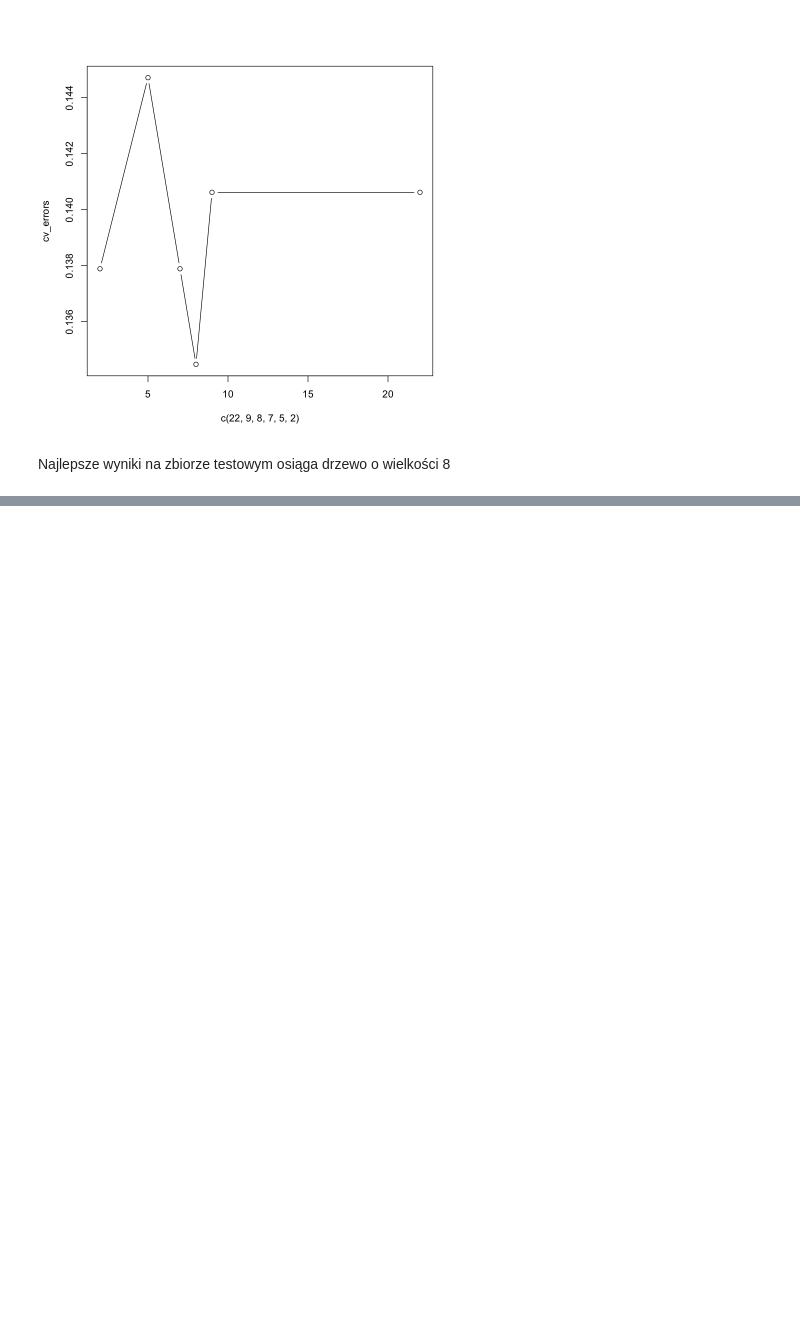
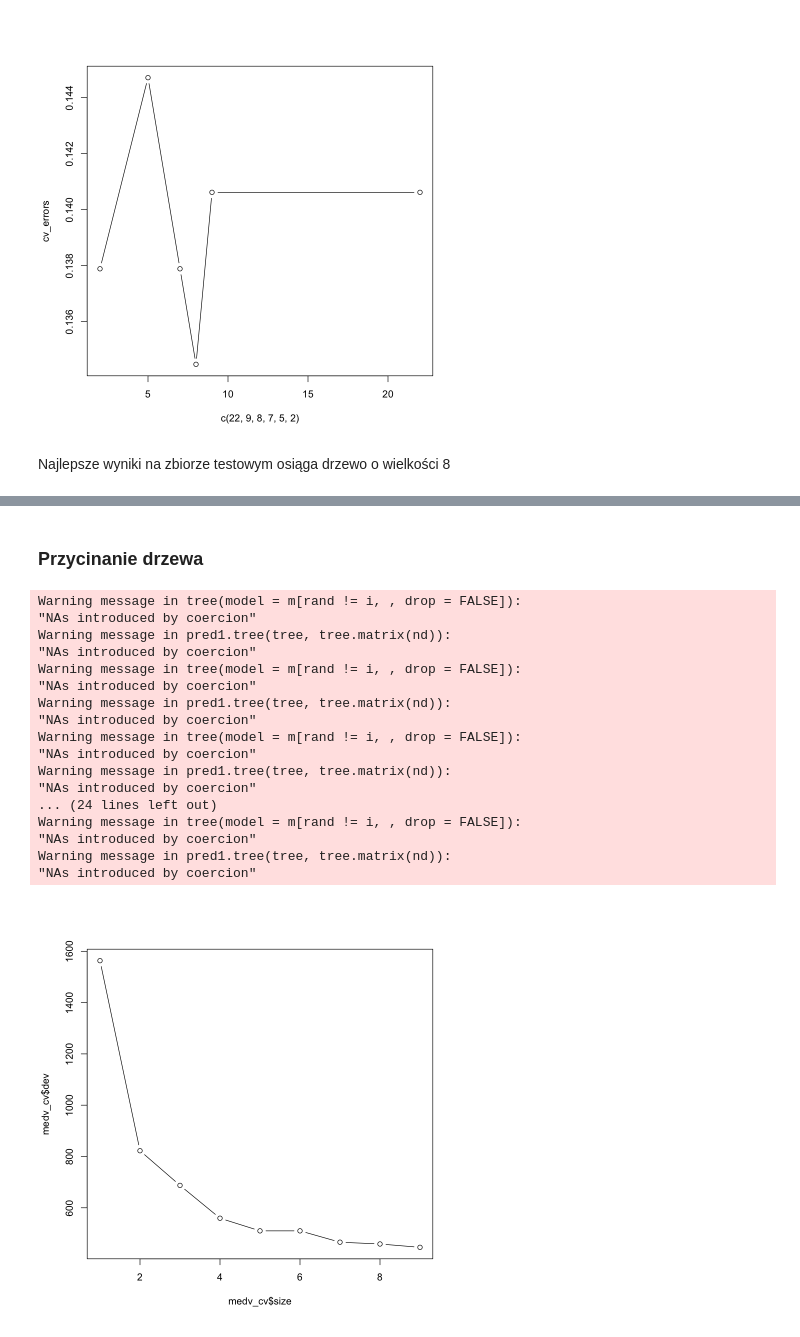
Before and after one commit to Sirtus/rmisw, a Jupyter notebook: stat/project.ipynb, the cells around one changed output, grey strips where cells are left out. Saved outputs shown, nothing was run; the diff lists cells and outputs as text; code cells hidden in the pictures; blank space fills up the shorter version.

```diff
--- a/stat/project.ipynb
+++ b/stat/project.ipynb
@@ -1601,0 +1707,8 @@ Najlepsze wyniki na zbiorze testowym osiąga drzewo o wielkości 8
+# %%
+set.seed(1)
+n <- nrow(data)
+train <- sample(n, n / 2)
+test <- -train
+medv_tree <- tree(SalePrice ~ ., data = data, subset = train)
+medv_pred <- predict(medv_tree, newdata = data[test,])
+mean((medv_pred - data$SalePrice[test])^2)
@@ -1601,0 +1721,24 @@ Najlepsze wyniki na zbiorze testowym osiąga drzewo o wielkości 8
+# %% [markdown]
+### Przycinanie drzewa
+# %%
+medv_cv <- cv.tree(medv_tree)
+plot(medv_cv$size, medv_cv$dev, type = "b")
+# %% [output]
+Warning message in tree(model = m[rand != i, , drop = FALSE]):
+"NAs introduced by coercion"
+Warning message in pred1.tree(tree, tree.matrix(nd)):
+"NAs introduced by coercion"
+Warning message in tree(model = m[rand != i, , drop = FALSE]):
+"NAs introduced by coercion"
+Warning message in pred1.tree(tree, tree.matrix(nd)):
+"NAs introduced by coercion"
+Warning message in tree(model = m[rand != i, , drop = FALSE]):
+"NAs introduced by coercion"
+Warning message in pred1.tree(tree, tree.matrix(nd)):
+"NAs introduced by coercion"
+... (24 lines left out)
+Warning message in tree(model = m[rand != i, , drop = FALSE]):
+"NAs introduced by coercion"
+Warning message in pred1.tree(tree, tree.matrix(nd)):
+"NAs introduced by coercion"
+[figure, added]
```
Also changed, not shown: parts of 19 cells of this notebook.
